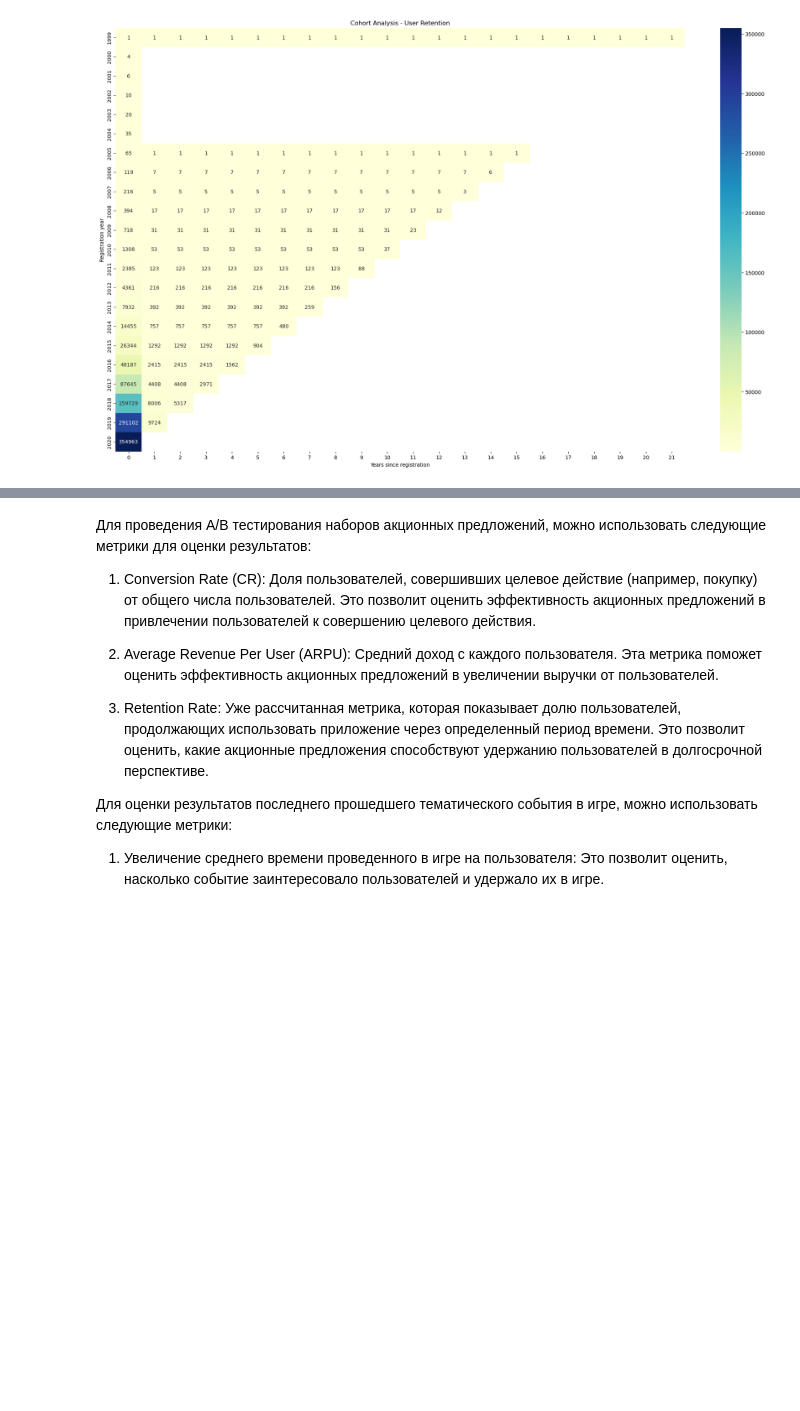
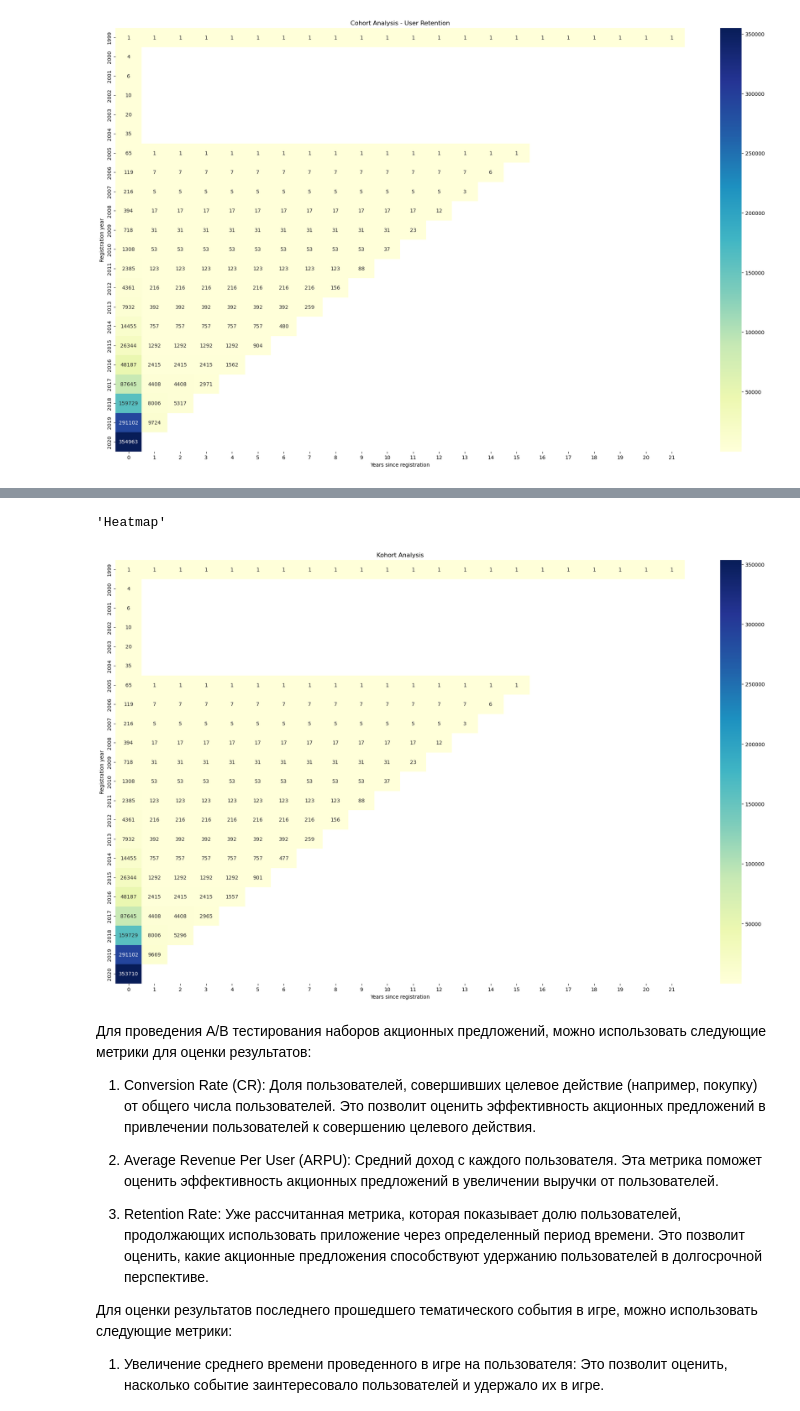
Before and after one commit to Safar2003/project, a Jupyter notebook: project_final_course_pet.ipynb, the cells around one changed output, grey strips where cells are left out. Saved outputs shown, nothing was run; the diff lists cells and outputs as text; code cells hidden in the pictures; blank space fills up the shorter version.

```diff
--- a/project_final_course_pet.ipynb
+++ b/project_final_course_pet.ipynb
@@ -277,0 +313,32 @@ plt.show()
+# %%
+def retention(reg_data, auth_data, time_period, begin_data, end_data, visualization):
+    # Здесь можно увидеть преобразование строки с датой в объект datetime, а затем в кортеж, содержащий значения даты и времени
+    start_date = time.mktime(datetime.datetime.strptime(begin_data, "%Y-%m-%d").timetuple())
+    end_date = time.mktime(datetime.datetime.strptime(end_data, "%Y-%m-%d").timetuple())
+    # Отфильтруем данные, чтобы оставить только информацию за нужный период после регистрации игроков.
+    filtered_data = auth_data.merge(reg_data, how='left', on='uid')\
+        .query('reg_ts >= @start_date and auth_ts <= @end_date')
+    # Перевод в нужной тип и фильтрации данных
+    filtered_data['auth_data'] = pd.to_datetime(filtered_data['auth_ts'], unit='s').dt.date
+    filtered_data['reg_data'] = pd.to_datetime(filtered_data['reg_ts'], unit='s').dt.date
+    filtred_date = filtered_data.auth_date - filtered_data.reg_date
+    filtered_data['time_period'] = (filtred_date / np.timedelta64(1, time_period)).astype(int)
+    filtered_data['begin'] = pd.to_datetime(filtered_data['reg_ts'], unit='s').dt.to_period(time_period)
+    # Когортовый анализ
+    kohorts = filtered_data.groupby(['begin', 'time_period'], as_index=False)\
+        .agg({'uid': 'nunique'})\
+        .pivot(index='begin', columns='time_period', values='uid')
+
+    if visualization == 'table':
+        return kohorts
+
+    elif visualization == 'heatmap':
+        plt.figure(figsize=(25, 15))
+        plt.title('Kohort Analysis')
+        sns.heatmap(kohorts, annot=True, fmt='.0f', cmap='YlGnBu')
+        plt.xlabel('Years since registration')
+        plt.ylabel('Registration year')
+        return 'Heatmap'
+
+    else:
+        return "Incorrect check code"
@@ -278,3 +368,9 @@ plt.show()
+# %%
+# Retention по годам
+retention(reg_data, auth_data, 'Y', '1999-01-01', '2020-09-23', 'heatmap')
+# %% [output]
+'Heatmap'
+[figure, added]
 # %% [markdown]
 Для проведения A/B тестирования наборов акционных предложений, можно использовать следующие метрики для оценки результатов:
 
```
Also changed, not shown: parts of 47 cells of this notebook.
